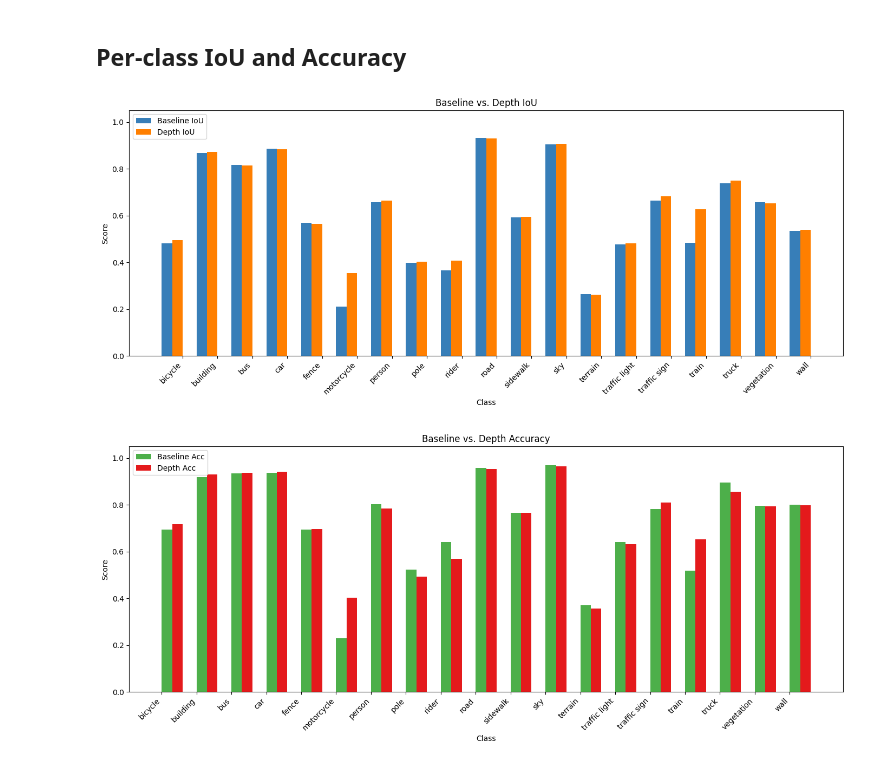
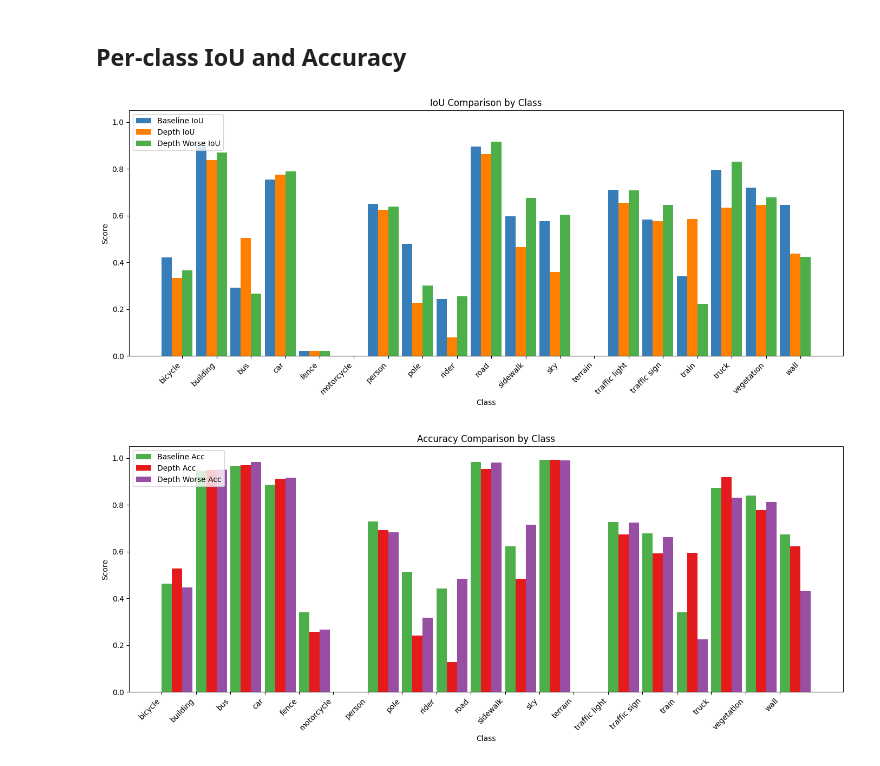
Before and after one commit to a-desai7/cs503_project, a Jupyter notebook: viz.ipynb, the cells around one changed output. Saved outputs shown, nothing was run; the diff lists cells and outputs as text; code cells hidden in the pictures.

Commit message:
added test results

```diff
--- a/viz.ipynb
+++ b/viz.ipynb
@@ -6,14 +6,17 @@ import numpy as np
 ## Per-class IoU and Accuracy
 # %%
 # load json
-with open("results/night_base_25k/test_24k.json", "r") as f:
+with open("results/night_base/test_80k_nighttime_driving.json", "r") as f:
     baseline_data = json.load(f)
-with open("results/night_depth_28k/test_depth_28k.json", "r") as f:
+with open("results/night_depth/test_80k_nighttime_driving.json", "r") as f:
     depth_data = json.load(f)
+with open("results/night_depth_worse/test_80k_nighttime_driving.json", "r") as f:
+	depth_worse_data = json.load(f)
 
 # extract metrics
 baseline_metrics = baseline_data["metric"]
 depth_metrics = depth_data["metric"]
+depth_worse_metrics = depth_worse_data["metric"]
 
 # overall metrics
 baseline_overall = {
@@ -26,12 +29,19 @@ depth_overall = {
     "mAcc": depth_metrics["mAcc"],
     "aAcc": depth_metrics["aAcc"],
 }
+depth_worse_overall = {
+    "mIoU": depth_worse_metrics["mIoU"],
+	"mAcc": depth_worse_metrics["mAcc"],
+	"aAcc": depth_worse_metrics["aAcc"],
+}
 
 # per-class iou and accuracy
 baseline_iou = {k.replace("IoU.", ""): v for k, v in baseline_metrics.items() if k.startswith("IoU.")}
 baseline_acc = {k.replace("Acc.", ""): v for k, v in baseline_metrics.items() if k.startswith("Acc.")}
 depth_iou = {k.replace("IoU.", ""): v for k, v in depth_metrics.items() if k.startswith("IoU.")}
 depth_acc = {k.replace("Acc.", ""): v for k, v in depth_metrics.items() if k.startswith("Acc.")}
+depth_worse_iou = {k.replace("IoU.", ""): v for k, v in depth_worse_metrics.items() if k.startswith("IoU.")}
+depth_worse_acc = {k.replace("Acc.", ""): v for k, v in depth_worse_metrics.items() if k.startswith("Acc.")}
 
 # sort class names
 classes = sorted(baseline_iou.keys())
@@ -41,6 +51,8 @@ baseline_iou_vals = [baseline_iou[c] for c in classes]
 depth_iou_vals = [depth_iou[c] for c in classes]
 baseline_acc_vals = [baseline_acc[c] for c in classes]
 depth_acc_vals = [depth_acc[c] for c in classes]
+depth_worse_iou_vals = [depth_worse_iou[c] for c in classes]
+depth_worse_acc_vals = [depth_worse_acc[c] for c in classes]
 
 # define colormap
 cmap = plt.get_cmap("Set1")
@@ -55,11 +67,12 @@ fig, ax = plt.subplots(figsize=(14, 6))
 # define iou bars
 ax.bar(x - 1.5 * width, baseline_iou_vals, width, label='Baseline IoU', color=colors[1])
 ax.bar(x - 0.5 * width, depth_iou_vals, width, label='Depth IoU', color=colors[4])
+ax.bar(x + 0.5 * width, depth_worse_iou_vals, width, label='Depth Worse IoU', color=colors[2])
 
 
 ax.set_xlabel('Class')
 ax.set_ylabel('Score')
-ax.set_title('Baseline vs. Depth IoU')
+ax.set_title('IoU Comparison by Class')
 ax.set_xticks(x)
 ax.set_xticklabels(classes, rotation=45, ha="right")
 ax.set_ylim(0, 1.05)
@@ -68,33 +81,34 @@ ax.legend(loc='upper left')
 plt.tight_layout()
 plt.show()
 # %% [output]
-[figure, old version]
+[figure, new version]
 # %%
 # save
 fig.savefig("graphs/iou_comparison", bbox_inches='tight', dpi=300)
 # %%
 # create plot
 y = np.arange(len(classes))
 width = 0.3
 
 fig, ax = plt.subplots(figsize=(14, 6))
 
 # define accuracy bars
 ax.bar(x + 0.5 * width, baseline_acc_vals, width, label='Baseline Acc', color=colors[2])
 ax.bar(x + 1.5 * width, depth_acc_vals, width, label='Depth Acc', color=colors[0])
+ax.bar(x + 2.5 * width, depth_worse_acc_vals, width, label='Depth Worse Acc', color=colors[3])
 
 ax.set_xlabel('Class')
 ax.set_ylabel('Score')
-ax.set_title('Baseline vs. Depth Accuracy')
+ax.set_title('Accuracy Comparison by Class')
 ax.set_xticks(x)
 ax.set_xticklabels(classes, rotation=45, ha="right")
 ax.set_ylim(0, 1.05)
 ax.legend(loc='upper left')
 
 plt.tight_layout()
 plt.show()
 # %% [output]
-[figure, old version]
+[figure, new version]
 # %%
 # save
 fig.savefig("graphs/acc_comparison", bbox_inches='tight', dpi=300)
```
Also changed, not shown: 12 other files.
